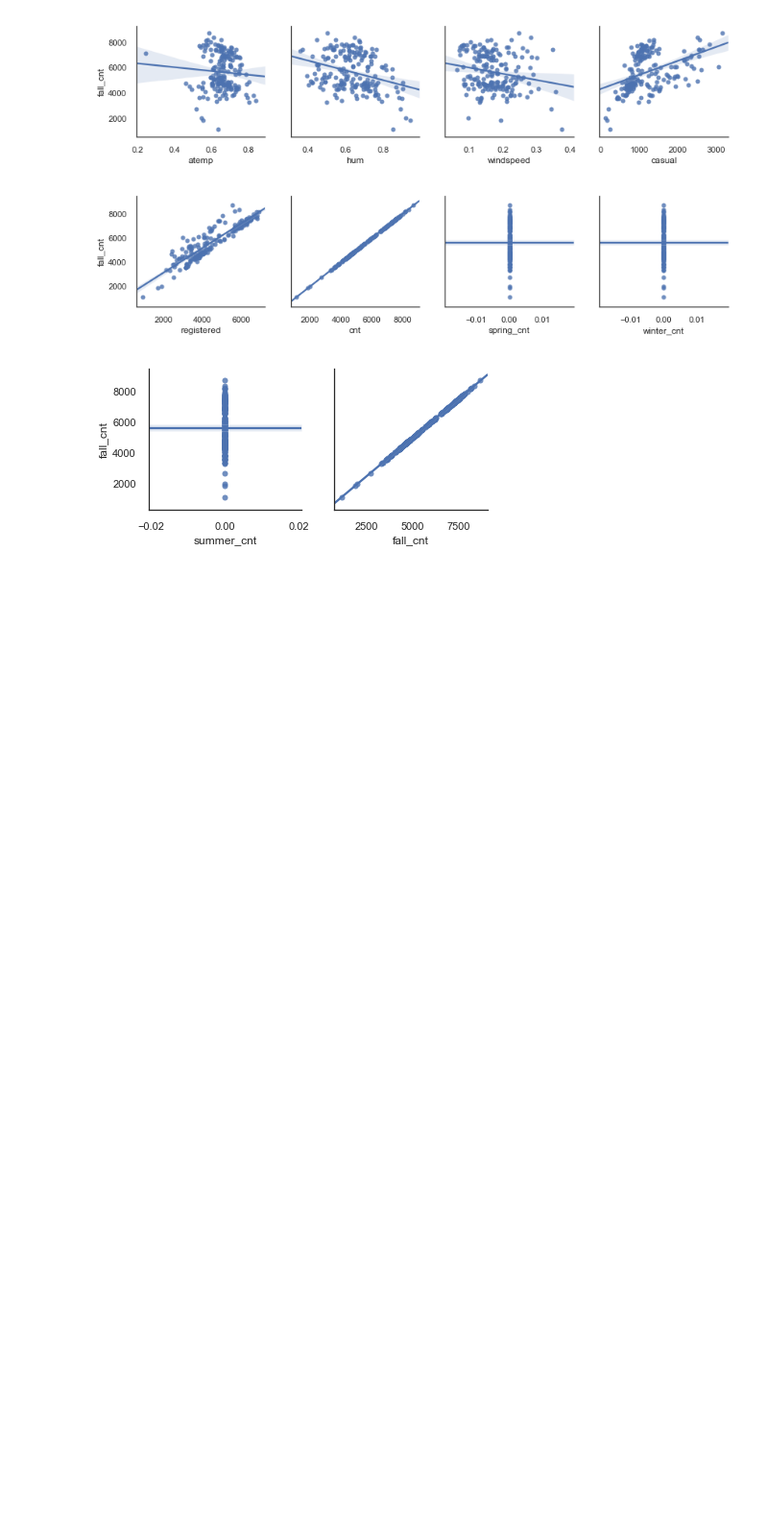
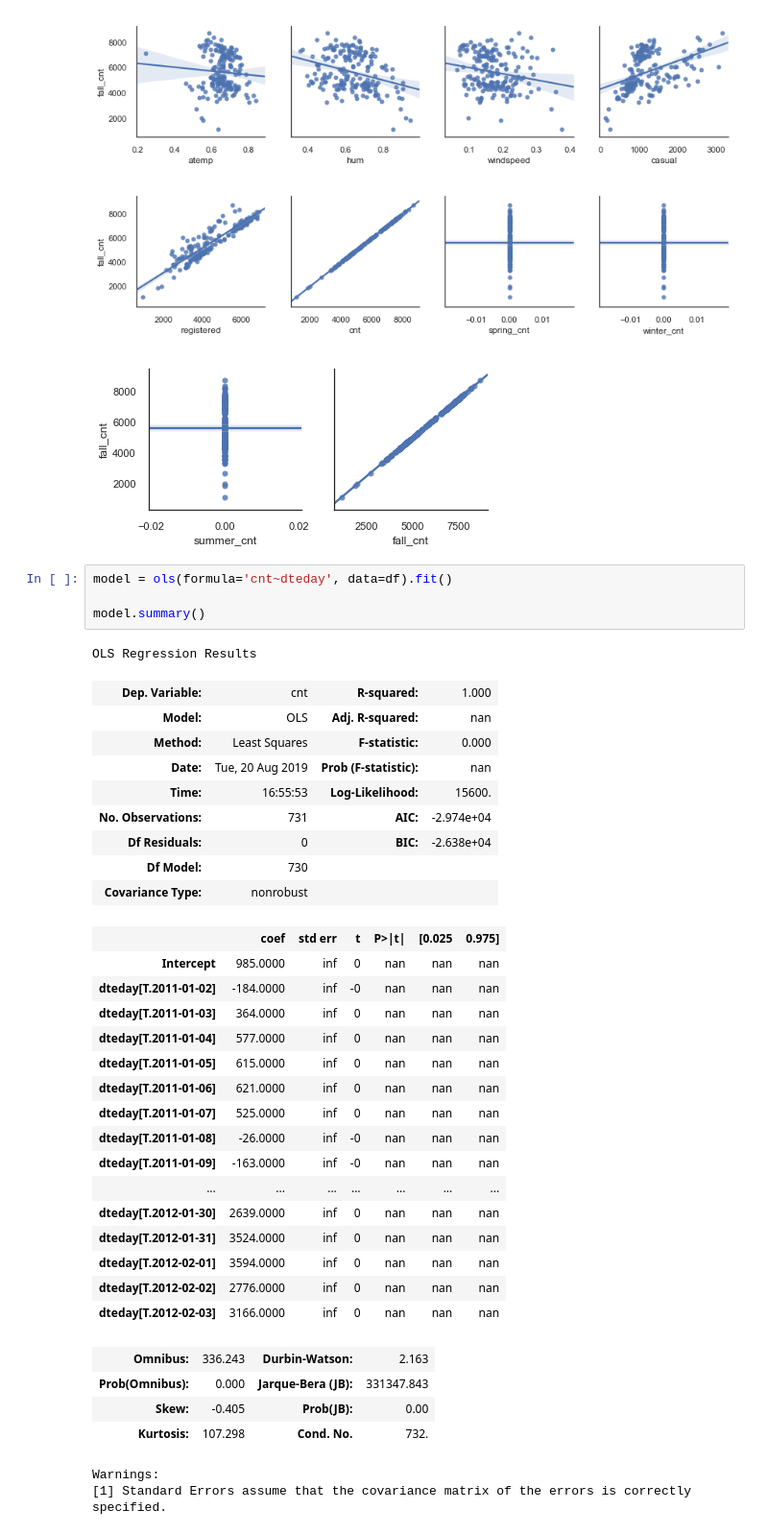
Before and after one commit to pauly51994/Bike_predictor, a Jupyter notebook: Bike-Sharing-Dataset/stuffs.ipynb, the cells around one changed output. Shown at 96% size. Drawn from its saved outputs; the diff is of its cells as text; blank space fills up the shorter version.

```diff
--- a/Bike-Sharing-Dataset/stuffs.ipynb
+++ b/Bike-Sharing-Dataset/stuffs.ipynb
@@ -295,3 +305,40 @@ season_graphs(fall,'fall')
 [figure]
 [figure]
 [figure]
+# %%
+model = ols(formula='cnt~dteday', data=df).fit()
+
+model.summary()
+# %% [output]
+OLS Regression Results
+| Dep. Variable: | cnt | R-squared: | 1.000 |
+| Model: | OLS | Adj. R-squared: | nan |
+| Method: | Least Squares | F-statistic: | 0.000 |
+| Date: | Tue, 20 Aug 2019 | Prob (F-statistic): | nan |
+| Time: | 16:55:53 | Log-Likelihood: | 15600. |
+| No. Observations: | 731 | AIC: | -2.974e+04 |
+| Df Residuals: | 0 | BIC: | -2.638e+04 |
+| Df Model: | 730 |  |  |
+| Covariance Type: | nonrobust |  |  |
+|  | coef | std err | t | P>|t| | [0.025 | 0.975] |
+| Intercept | 985.0000 | inf | 0 | nan | nan | nan |
+| dteday[T.2011-01-02] | -184.0000 | inf | -0 | nan | nan | nan |
+| dteday[T.2011-01-03] | 364.0000 | inf | 0 | nan | nan | nan |
+| dteday[T.2011-01-04] | 577.0000 | inf | 0 | nan | nan | nan |
+| dteday[T.2011-01-05] | 615.0000 | inf | 0 | nan | nan | nan |
+| dteday[T.2011-01-06] | 621.0000 | inf | 0 | nan | nan | nan |
+| dteday[T.2011-01-07] | 525.0000 | inf | 0 | nan | nan | nan |
+| dteday[T.2011-01-08] | -26.0000 | inf | -0 | nan | nan | nan |
+| dteday[T.2011-01-09] | -163.0000 | inf | -0 | nan | nan | nan |
+| ... | ... | ... | ... | ... | ... | ... |
+| dteday[T.2012-01-30] | 2639.0000 | inf | 0 | nan | nan | nan |
+| dteday[T.2012-01-31] | 3524.0000 | inf | 0 | nan | nan | nan |
+| dteday[T.2012-02-01] | 3594.0000 | inf | 0 | nan | nan | nan |
+| dteday[T.2012-02-02] | 2776.0000 | inf | 0 | nan | nan | nan |
+| dteday[T.2012-02-03] | 3166.0000 | inf | 0 | nan | nan | nan |
+| Omnibus: | 336.243 | Durbin-Watson: | 2.163 |
+| Prob(Omnibus): | 0.000 | Jarque-Bera (JB): | 331347.843 |
+| Skew: | -0.405 | Prob(JB): | 0.00 |
+| Kurtosis: | 107.298 | Cond. No. | 732. |
+Warnings:
+[1] Standard Errors assume that the covariance matrix of the errors is correctly specified.
```
Also changed, not shown: parts of 4 cells of this notebook, 1 other file.
